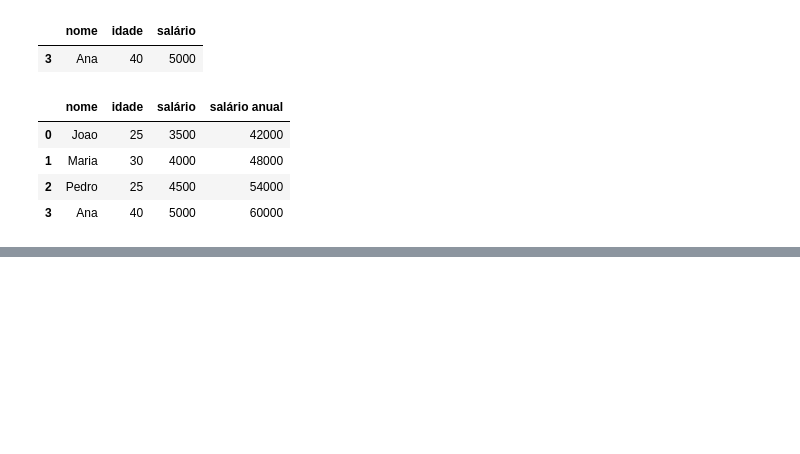
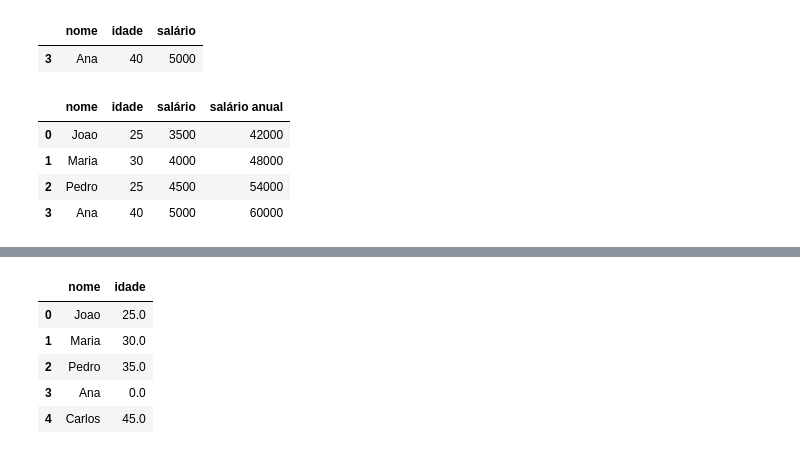
Before and after one commit to LaraDondossola/Estatistica_aplicada, a Jupyter notebook: lista002.ipynb, the cells around one changed output, grey strips where cells are left out. Drawn from its saved outputs; the diff is of its cells as text; code cells hidden in the pictures; blank space fills up the shorter version.

```diff
--- a/lista002.ipynb
+++ b/lista002.ipynb
@@ -95,0 +122,11 @@ frame
+# %%
+frame4['idade'] = frame4['idade'].fillna(0) #substitui por zero as idades NULAS
+
+frame4
+# %% [output]
+|  | nome | idade |
+| 0 | Joao | 25.0 |
+| 1 | Maria | 30.0 |
+| 2 | Pedro | 35.0 |
+| 3 | Ana | 0.0 |
+| 4 | Carlos | 45.0 |
```
Also changed, not shown: parts of 5 cells of this notebook.
